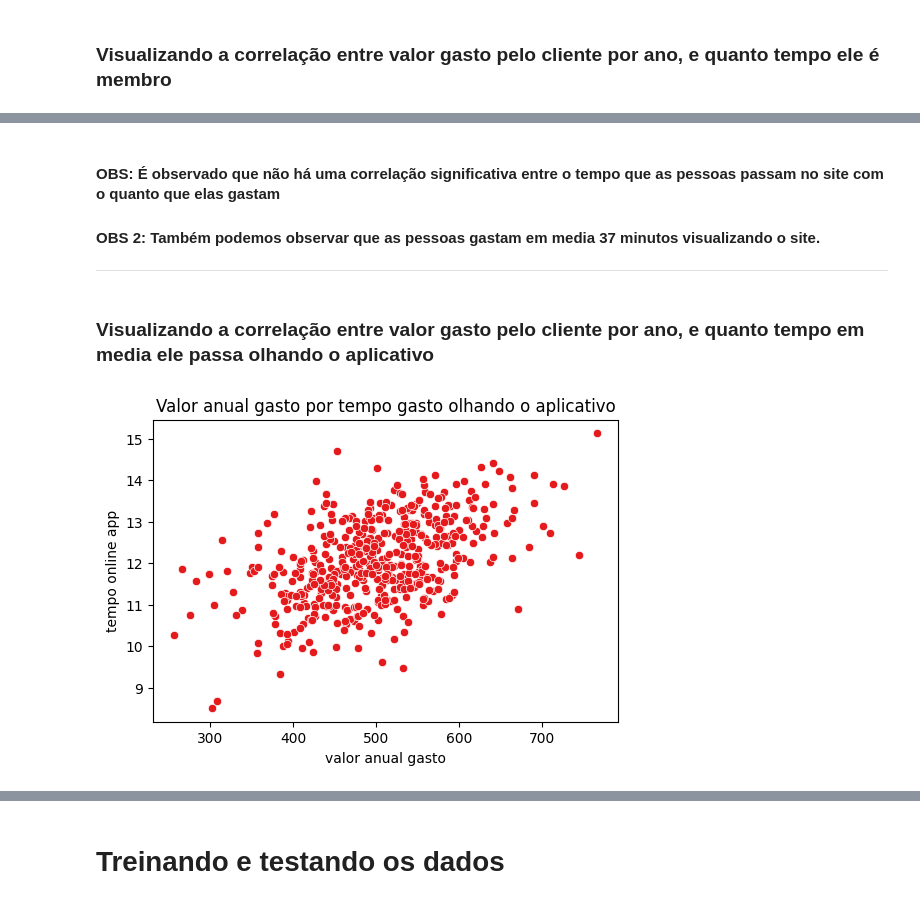
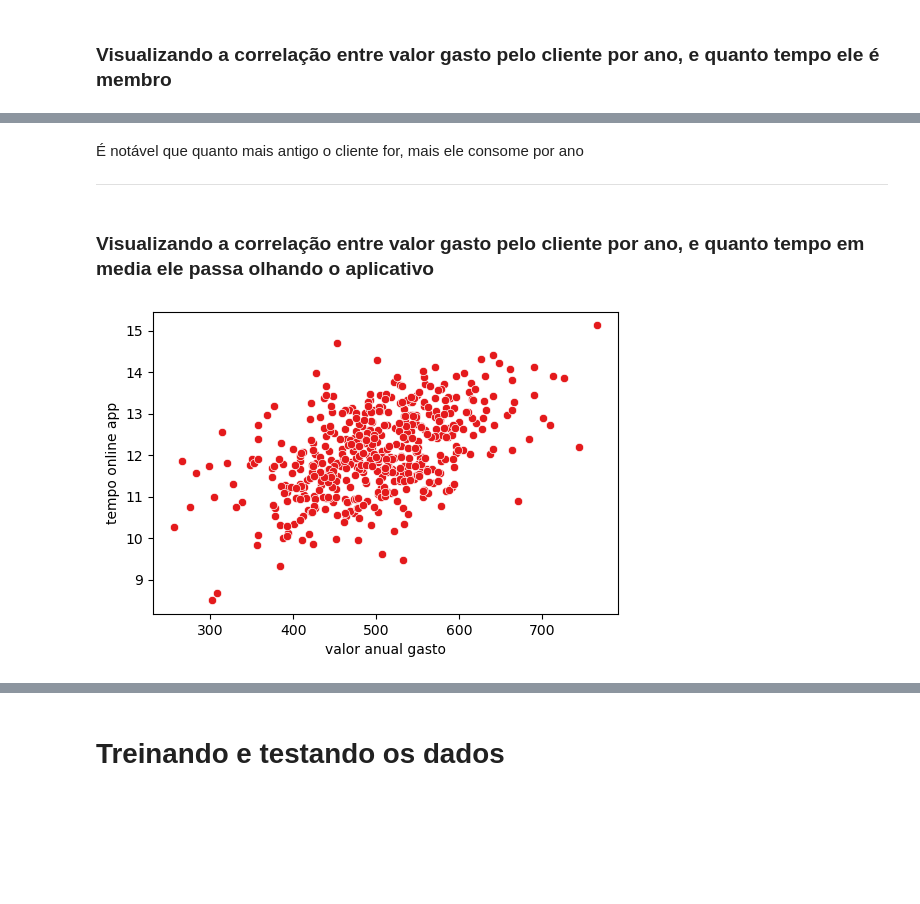
Before and after one commit to JairoLopes/Analises_R_Python, a Jupyter notebook: Projeto_Ecommerce/ML_Ecommerce.ipynb, the cells around one changed output, grey strips where cells are left out. Drawn from its saved outputs; the diff is of its cells as text; code cells hidden in the pictures; blank space fills up the shorter version.

```diff
--- a/Projeto_Ecommerce/ML_Ecommerce.ipynb
+++ b/Projeto_Ecommerce/ML_Ecommerce.ipynb
@@ -94,15 +94,12 @@ plt.show()
-# %% [markdown]
-#### OBS: É observado que não há uma correlação significativa entre o tempo que as pessoas passam no site com o quanto que elas gastam
-
-#### OBS 2: Também podemos observar que as pessoas gastam em media 37 minutos visualizando o site.
-***
+# %% [markdown]
+É notável que quanto mais antigo o cliente for, mais ele consome por ano
+***
 # %% [markdown]
 ### Visualizando a correlação entre valor gasto pelo cliente por ano, e quanto tempo em media ele passa olhando o **aplicativo**
 # %%
 plt.figure(dpi=100)
 sns.set_palette("Set1")
-plt.title("Valor anual gasto por tempo gasto olhando o aplicativo")
 sns.scatterplot(x=clientes['valor anual gasto'], y=clientes['tempo online app'])
 plt.show()
 # %% [output]
-[figure, old version]
+[figure, new version]
```
Also changed, not shown: parts of 40 cells of this notebook, 1 other file.
